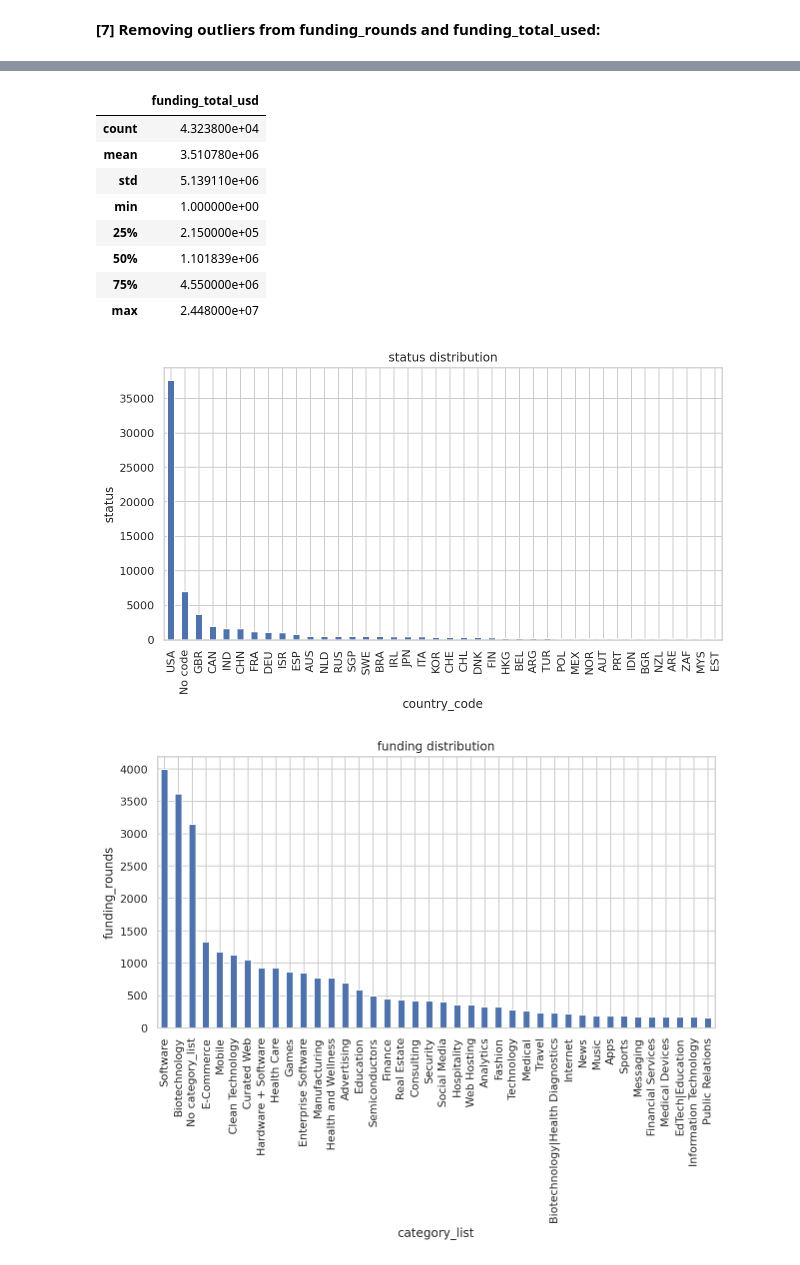
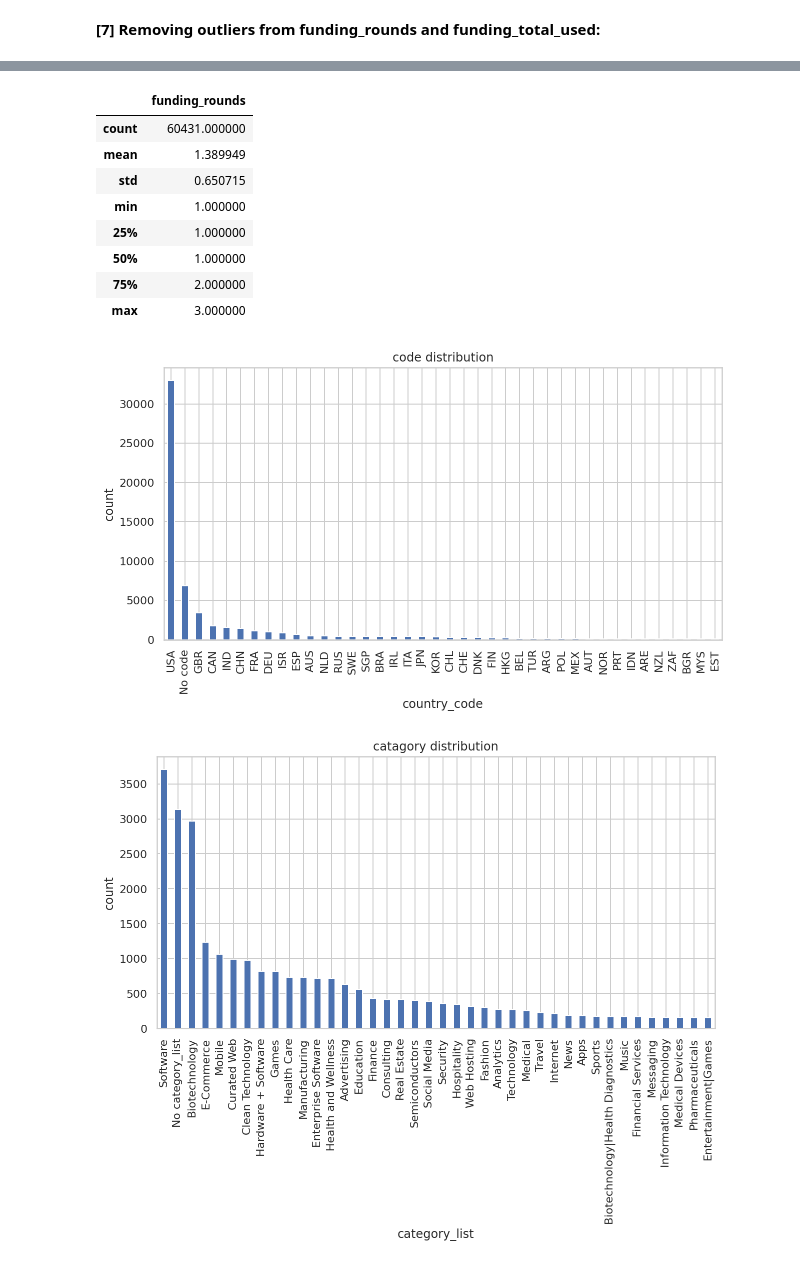
Before and after one commit to NileshCT/EDA_PROJECT, a Jupyter notebook: EDA_Project.ipynb, the cells around one changed output, grey strips where cells are left out. Drawn from its saved outputs; the diff is of its cells as text; code cells hidden in the pictures.

```diff
--- a/EDA_Project.ipynb
+++ b/EDA_Project.ipynb
@@ -446,29 +445,29 @@ info.shape
 # %%
 #Our 1st objective is to clean the data.
 #since only the price column is in out control, we'll try detecting and tacling outliers from the column.
-ny.describe()
+info.describe()
 # %% [output]
-|  | funding_total_usd |
-| count | 4.323800e+04 |
-| mean | 3.510780e+06 |
-| std | 5.139110e+06 |
-| min | 1.000000e+00 |
-| 25% | 2.150000e+05 |
-| 50% | 1.101839e+06 |
-| 75% | 4.550000e+06 |
-| max | 2.448000e+07 |
+|  | funding_rounds |
+| count | 60431.000000 |
+| mean | 1.389949 |
+| std | 0.650715 |
+| min | 1.000000 |
+| 25% | 1.000000 |
+| 50% | 1.000000 |
+| 75% | 2.000000 |
+| max | 3.000000 |
 # %%
 #Plot different features against one another (scatter), against frequency (histogram).
 info.country_code.value_counts().nlargest(40).plot(kind='bar', figsize=(10,5))
-plt.title("status distribution")
-plt.ylabel('status')
+plt.title("code distribution")
+plt.ylabel('count')
 plt.xlabel('country_code');
 # %% [output]
-[figure, old version]
+[figure, new version]
 # %%
 info.category_list.value_counts().nlargest(40).plot(kind='bar', figsize=(10,5))
-plt.title("funding distribution")
-plt.ylabel('funding_rounds')
+plt.title("catagory distribution")
+plt.ylabel('count')
 plt.xlabel('category_list');
 # %% [output]
-[figure, old version]
+[figure, new version]
```
Also changed, not shown: parts of 10 cells of this notebook.
